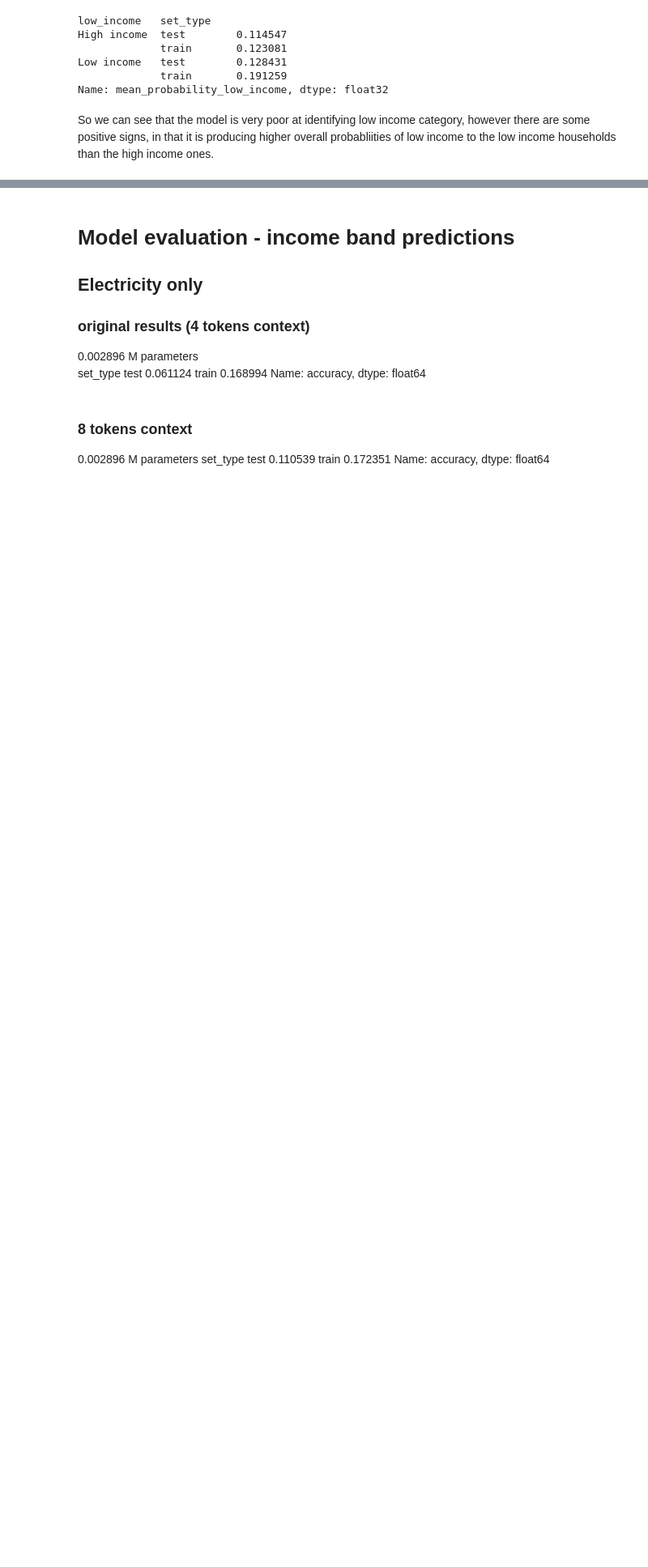
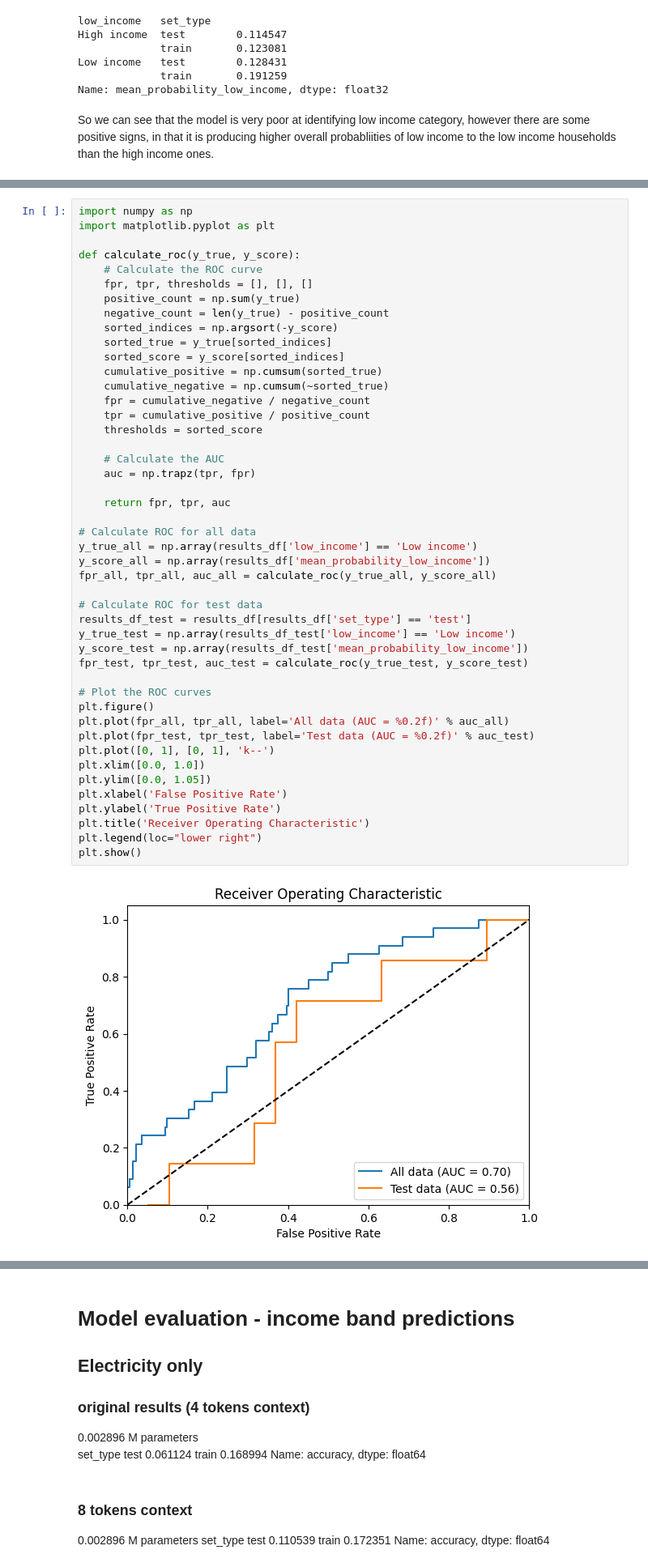
Before and after one commit to eoghanjmckenna/makemore, a Jupyter notebook: notebooks/ideal_income_prediction.ipynb, the cells around one changed output, grey strips where cells are left out. Shown: that part at 81% size. Saved outputs shown, nothing was run; the diff lists cells and outputs as text; blank space fills up the shorter version.

```diff
--- a/notebooks/ideal_income_prediction.ipynb
+++ b/notebooks/ideal_income_prediction.ipynb
@@ -921,0 +978,48 @@ Name: accuracy, dtype: float64
+# %%
+import numpy as np
+import matplotlib.pyplot as plt
+
+def calculate_roc(y_true, y_score):
+    # Calculate the ROC curve
+    fpr, tpr, thresholds = [], [], []
+    positive_count = np.sum(y_true)
+    negative_count = len(y_true) - positive_count
+    sorted_indices = np.argsort(-y_score)
+    sorted_true = y_true[sorted_indices]
+    sorted_score = y_score[sorted_indices]
+    cumulative_positive = np.cumsum(sorted_true)
+    cumulative_negative = np.cumsum(~sorted_true)
+    fpr = cumulative_negative / negative_count
+    tpr = cumulative_positive / positive_count
+    thresholds = sorted_score
+
+    # Calculate the AUC
+    auc = np.trapz(tpr, fpr)
+
+    return fpr, tpr, auc
+
+# Calculate ROC for all data
+y_true_all = np.array(results_df['low_income'] == 'Low income')
+y_score_all = np.array(results_df['mean_probability_low_income'])
+fpr_all, tpr_all, auc_all = calculate_roc(y_true_all, y_score_all)
+
+# Calculate ROC for test data
+results_df_test = results_df[results_df['set_type'] == 'test']
+y_true_test = np.array(results_df_test['low_income'] == 'Low income')
+y_score_test = np.array(results_df_test['mean_probability_low_income'])
+fpr_test, tpr_test, auc_test = calculate_roc(y_true_test, y_score_test)
+
+# Plot the ROC curves
+plt.figure()
+plt.plot(fpr_all, tpr_all, label='All data (AUC = %0.2f)' % auc_all)
+plt.plot(fpr_test, tpr_test, label='Test data (AUC = %0.2f)' % auc_test)
+plt.plot([0, 1], [0, 1], 'k--')
+plt.xlim([0.0, 1.0])
+plt.ylim([0.0, 1.05])
+plt.xlabel('False Positive Rate')
+plt.ylabel('True Positive Rate')
+plt.title('Receiver Operating Characteristic')
+plt.legend(loc="lower right")
+plt.show()
+# %% [output]
+[figure, added]
```
Also changed, not shown: parts of 17 cells of this notebook.
